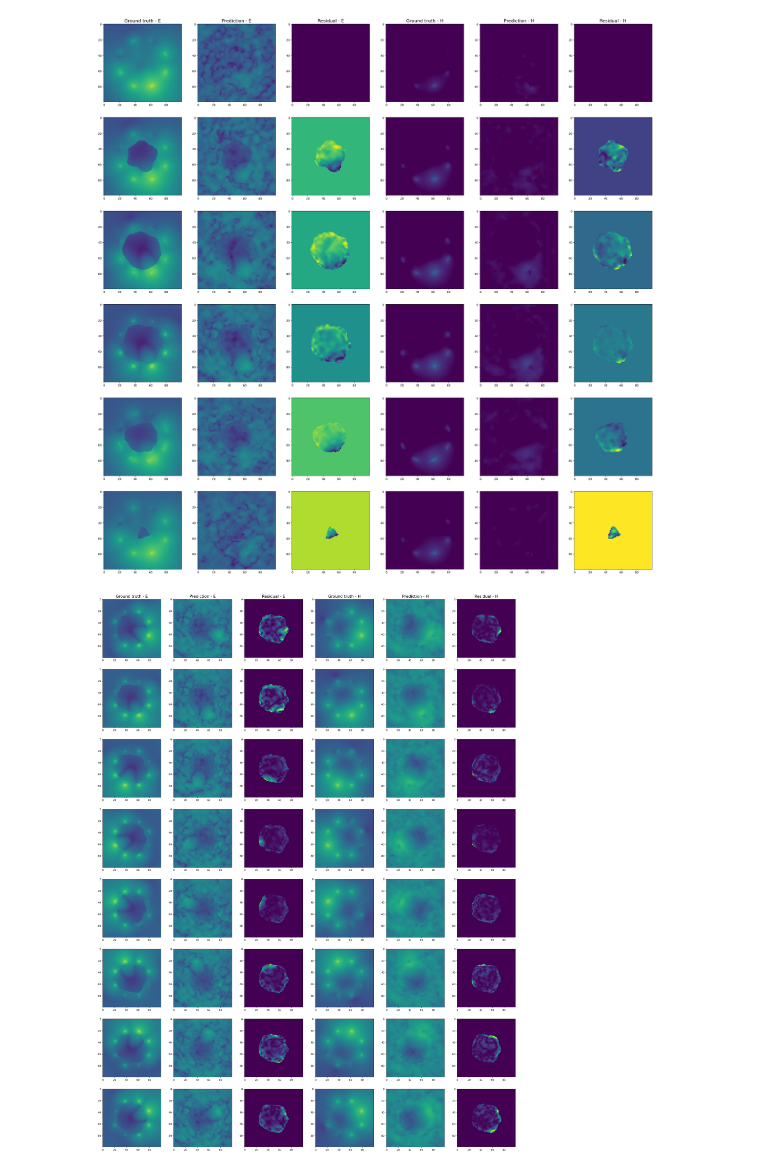
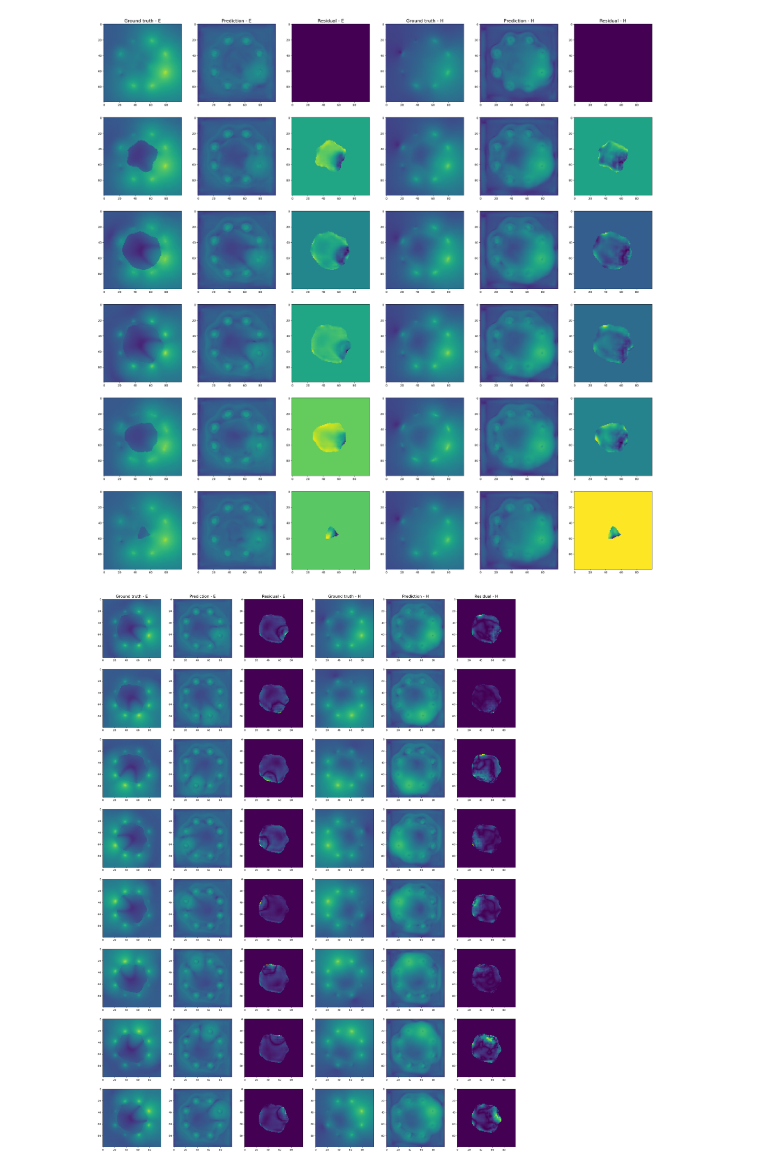
Before and after one commit to badulion/magnet_fno, a Jupyter notebook: results/inference.ipynb, the cells around one changed output. Cells and saved outputs as stored; diff of their text form; code cells hidden in the pictures.

```diff
--- a/results/inference.ipynb
+++ b/results/inference.ipynb
@@ -32,10 +32,10 @@ from neuralop.models import FNO, UNO
 from mrifield.train.lit_mrifield import LitMRIField
 from magnet_pinn.utils import StandardNormalizer
 
-CKPT = "fno/s767wz93/fno_16M_16M_42H.ckpt"
+CKPT = "unet/ytnaws98/unet_16M_64F.ckpt"
 
-#model = UNet3D(in_channels=5, out_channels=12)
-model = FNO(n_modes=(16, 16, 16), in_channels=5, out_channels=12, hidden_channels=42, positional_embedding=None)
+model = UNet3D(in_channels=5, out_channels=12)
+#model = FNO(n_modes=(16, 16, 16), in_channels=5, out_channels=12, hidden_channels=42, positional_embedding=None)
 #model = UNO(in_channels=5, out_channels=12, hidden_channels=16, uno_out_channels=[32,64,64,32], uno_n_modes=[[16,16,16],[16,16,16],[16,16,16],[16,16,16]], uno_scalings=[[1,1,1],[0.5,0.5,0.5],[1,1,1],[2,2,2]], channel_mlp_skip='linear')
 
 train_input_normalizer = StandardNormalizer.load_from_json(f"{TRAIN_DIR}/normalization/input_normalization.json")
@@ -60,9 +60,6 @@ subject = sample['subject']
 import torch
 import einops
 import matplotlib.pyplot as plt
-
-sample = next(val_loader)
-subject = sample['subject']
 
 # Ground truth
 gt_re = sample['field'][0, :, 0, :, :, :, :]
@@ -89,36 +86,36 @@ rs = (pr - gt) * subject
 
 # Plot multiple slices of a single sample
 _, axes = plt.subplots(6, 6, figsize=(35, 35))
 
 titles = ['Ground truth - E', 'Prediction - E', 'Residual - E', 'Ground truth - H', 'Prediction - H', 'Residual - H']
 
 e_vmin = min(gt[0, :, :, :].min(), pr[0, :, :, :].min())
 e_vmax = max(gt[0, :, :, :].max(), pr[0, :, :, :].max())
 h_vmin = min(gt[1, :, :, :].min(), pr[1, :, :, :].min())
 h_vmax = max(gt[1, :, :, :].max(), pr[1, :, :, :].max())
 
 rs_e_vmin = rs[0, :, :, :].min()
 rs_e_vmax = rs[0, :, :, :].max()
 rs_h_vmin = rs[1, :, :, :].min()
 rs_h_vmax = rs[1, :, :, :].max()
 
 for column, title in zip(axes[0], titles):
     column.set_title(title, fontsize=16)
 
 for row in range(6):
     slice = 20 + row * 10
 
     gt_e = axes[row, 0].imshow(gt[0, :, :, slice], cmap='viridis', norm='log', vmin = e_vmin, vmax = e_vmax)
     pr_e = axes[row, 1].imshow(pr[0, :, :, slice], cmap='viridis', norm='log', vmin = e_vmin, vmax = e_vmax)
     rs_e = axes[row, 2].imshow(rs[0, :, :, slice], cmap='viridis')
 
-    gt_h = axes[row, 3].imshow(gt[1, :, :, slice], cmap='viridis', norm='log', vmin = e_vmin, vmax = e_vmax)
-    pr_h = axes[row, 4].imshow(pr[1, :, :, slice], cmap='viridis', norm='log', vmin = e_vmin, vmax = e_vmax)
+    gt_h = axes[row, 3].imshow(gt[1, :, :, slice], cmap='viridis', norm='log', vmin = h_vmin, vmax = h_vmax)
+    pr_h = axes[row, 4].imshow(pr[1, :, :, slice], cmap='viridis', norm='log', vmin = h_vmin, vmax = h_vmax)
     rs_h = axes[row, 5].imshow(rs[1, :, :, slice], cmap='viridis')
 
 plt.show()
 # %% [output]
-[figure, old version]
+[figure, new version]
 # %%
 from tqdm import tqdm
 import einops
@@ -191,4 +188,4 @@ for row in range(num_samples):
 
 plt.show()
 # %% [output]
-[figure, old version]
+[figure, new version]
```
